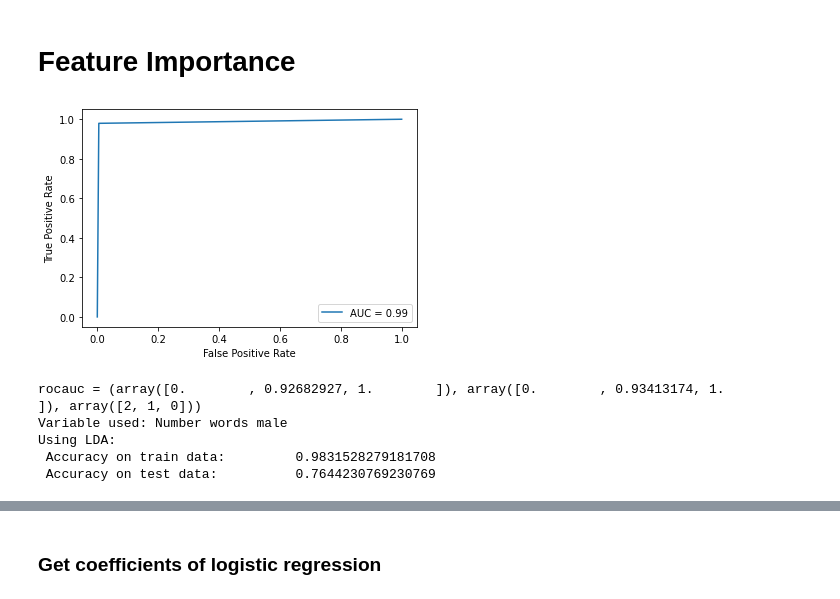
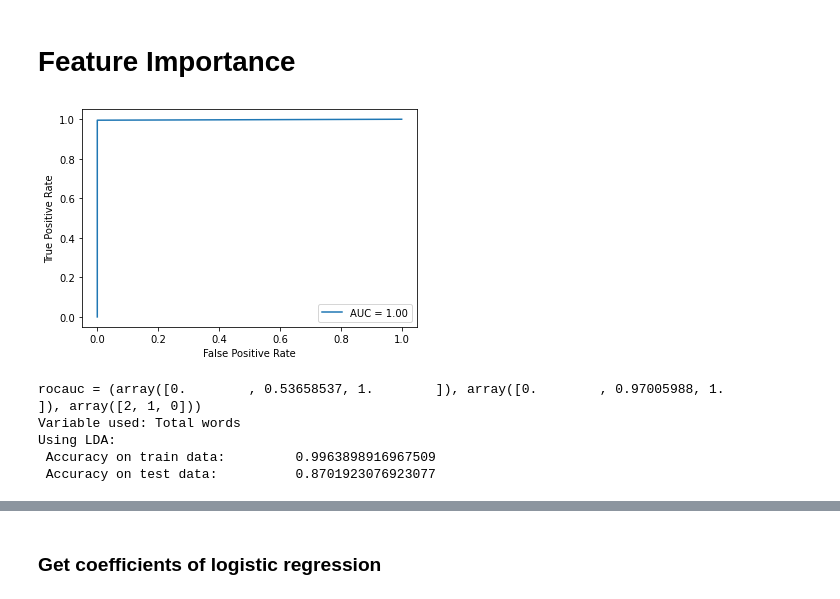
Before and after one commit to GustavFredrikson/Statistical-Machine-Learning, a Jupyter notebook: Mini_Project.ipynb, the cells around one changed output, grey strips where cells are left out. Saved outputs shown, nothing was run; the diff lists cells and outputs as text; code cells hidden in the pictures.

```diff
--- a/Mini_Project.ipynb
+++ b/Mini_Project.ipynb
@@ -153,42 +153,43 @@ y_train = train_1["Lead"]
 x_train = train_1.drop(columns=["Lead"])
 x_test = test_1.drop(columns=["Lead"])
 y_test = test_1["Lead"]
 
 le.fit(y_train)
 y_train = le.transform(y_train)
 y_test = le.transform(y_test)
 
+i = 1
 
-i = 1
-cols = all
+cols = x_train.columns
+all = cols
 
 x_val = x_test[cols]
 X = x_train[cols]
 y = y_train
 
 model = RandomForestClassifier(bootstrap=False, max_depth=110, max_features='auto',
                                min_samples_leaf=2, min_samples_split=10, n_estimators=800)
 model.fit(X, y)
 
 fpr, tpr, thresholds = roc_curve(model.predict(X), y)
 roc_auc = auc(fpr, tpr)
 
 display = RocCurveDisplay(fpr=fpr, tpr=tpr, roc_auc=roc_auc)
 display.plot()
 plt.show()
 
 print(f"rocauc = {roc_curve(y_test, model.predict(x_val))}")
 
-print(f"Variable used: {all[i]}")
+print(f"Variable used: {cols[i]}")
 print(f"Using LDA: \n Accuracy on train data: \t {model.score(X,y)}")
 print(f" Accuracy on test data: \t {model.score(x_val, y_test)} \n\n")
 # %% [output]
-[figure, old version]
+[figure, new version]
-rocauc = (array([0.        , 0.92682927, 1.        ]), array([0.        , 0.93413174, 1.        ]), array([2, 1, 0]))
-Variable used: Number words male
+rocauc = (array([0.        , 0.53658537, 1.        ]), array([0.        , 0.97005988, 1.        ]), array([2, 1, 0]))
+Variable used: Total words
 Using LDA:
- Accuracy on train data:         0.9831528279181708
- Accuracy on test data:          0.7644230769230769
+ Accuracy on train data:         0.9963898916967509
+ Accuracy on test data:          0.8701923076923077
 # %%
 model = RandomForestClassifier(bootstrap=False, max_depth=110, max_features='auto',
                             min_samples_leaf=2, min_samples_split=10, n_estimators=800)
```
Also changed, not shown: parts of 2 cells of this notebook.
